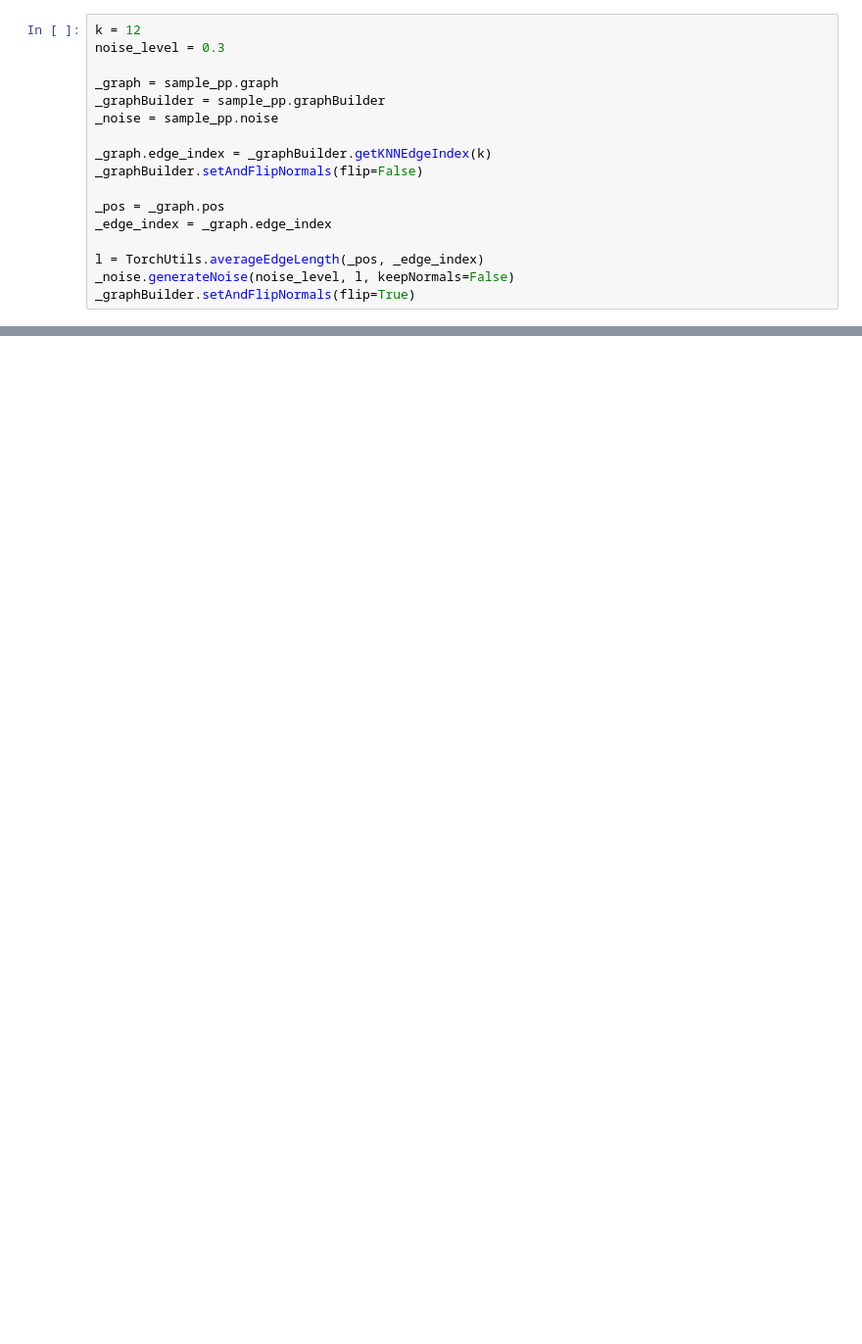
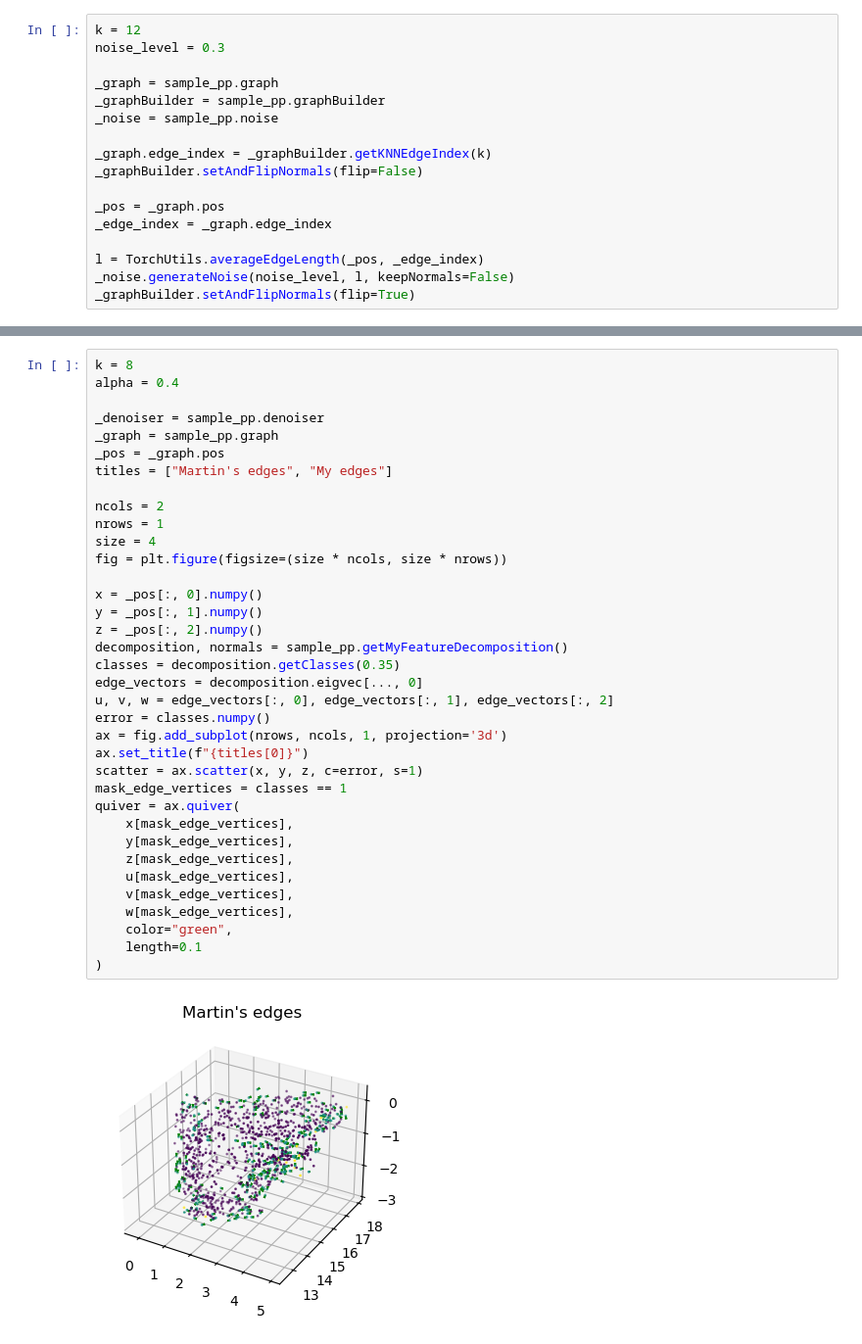
Before and after one commit to Ruubje/Normal-Guided-Pointcloud-Denoiser, a Jupyter notebook: PostProcessing.ipynb, the cells around one changed output, grey strips where cells are left out. Shown at 98% size. Saved outputs shown, nothing was run; the diff lists cells and outputs as text; blank space fills up the shorter version.

```diff
--- a/PostProcessing.ipynb
+++ b/PostProcessing.ipynb
@@ -136 +588,39 @@ Renderer(camera=PerspectiveCamera(children=(DirectionalLight(color='white', inte
+# %%
+k = 8
+alpha = 0.4
+
+_denoiser = sample_pp.denoiser
+_graph = sample_pp.graph
+_pos = _graph.pos
+titles = ["Martin's edges", "My edges"]
+
+ncols = 2
+nrows = 1
+size = 4
+fig = plt.figure(figsize=(size * ncols, size * nrows))
+
+x = _pos[:, 0].numpy()
+y = _pos[:, 1].numpy()
+z = _pos[:, 2].numpy()
+decomposition, normals = sample_pp.getMyFeatureDecomposition()
+classes = decomposition.getClasses(0.35)
+edge_vectors = decomposition.eigvec[..., 0]
+u, v, w = edge_vectors[:, 0], edge_vectors[:, 1], edge_vectors[:, 2]
+error = classes.numpy()
+ax = fig.add_subplot(nrows, ncols, 1, projection='3d')
+ax.set_title(f"{titles[0]}")
+scatter = ax.scatter(x, y, z, c=error, s=1)
+mask_edge_vertices = classes == 1
+quiver = ax.quiver(
+    x[mask_edge_vertices],
+    y[mask_edge_vertices],
+    z[mask_edge_vertices],
+    u[mask_edge_vertices],
+    v[mask_edge_vertices],
+    w[mask_edge_vertices],
+    color="green",
+    length=0.1
+)
+# %% [output]
+[figure, added]
 # %%
```
Also changed, not shown: parts of 22 cells of this notebook, 10 other files.
